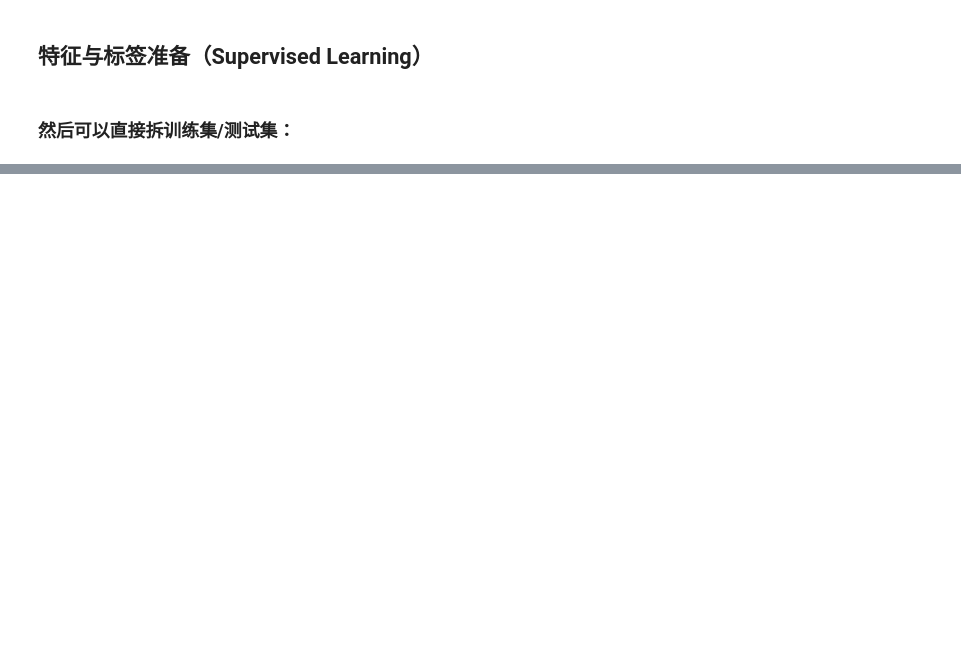
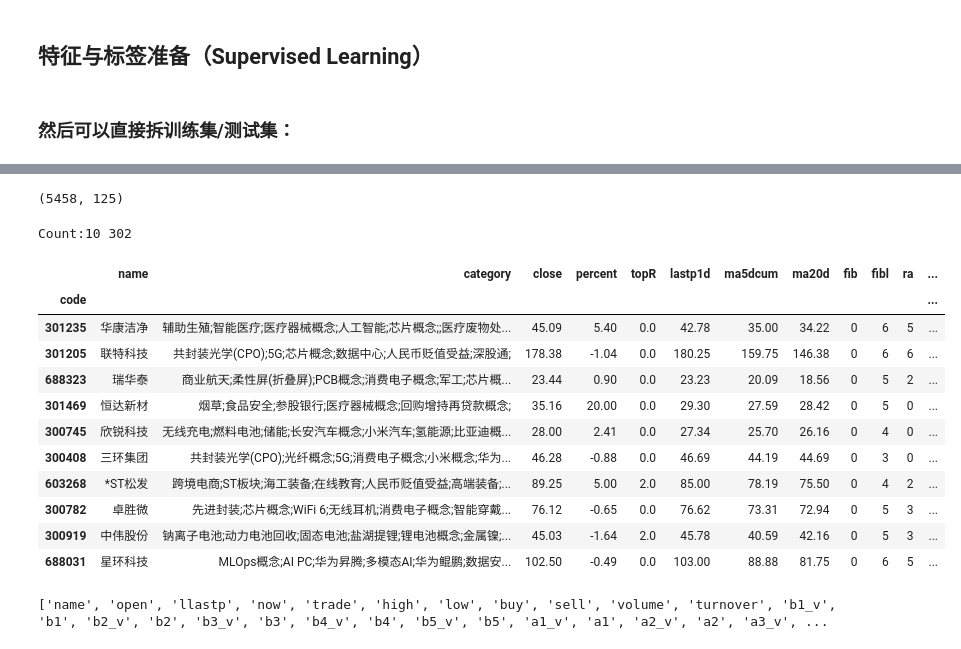
Before and after one commit to johnsonhongyi/pyQuant3, a Jupyter notebook: stock_standalone/jupyterAlgo/Quant2023/gpt-策略.ipynb, the cells around one changed output, grey strips where cells are left out. Cells and saved outputs as stored; diff of their text form; code cells hidden in the pictures; blank space fills up the shorter version.

```diff
--- a/stock_standalone/jupyterAlgo/Quant2023/gpt-策略.ipynb
+++ b/stock_standalone/jupyterAlgo/Quant2023/gpt-策略.ipynb
@@ -220,0 +552,3 @@ print(y_train.head())
+# %%
+full_data = df.copy()
+full_data['EVAL_STATE']
@@ -220,0 +743,8 @@ print(y_train.head())
+# %%
+signal_df, top_signal = backtest_signals_clean(full_X, df, clf, top_n=50)
+
+# 查看前50潜力股
+print(top_signal[['signal','prob','EVAL_STATE','filtered_signal','future_return','strategy_return','cumulative_strategy_return']].head())
+
+# 查看前几行回测结果
+print(signal_df[['signal','future_return','strategy_return','cumulative_strategy_return']].head())
@@ -220,0 +809,46 @@ print(y_train.head())
+# %%
+def show_tdx_data(df, codelist=None, market_value='3', col=None):
+
+    columns_ = [
+        "name", "category", "close", "percent",'volra', 'topR', "lastp1d", "ma5dcum",
+        "ma20d", "fib", "fibl", "ra", "ral", "df2", "per1d", "hmax", "lmin",
+        "per%sd" % (market_value),
+        "perc%sd" % (market_value)]
+    if isinstance(df, pd.Series):
+        columns_ = [co for co in columns_ if co in df.index]
+    else:
+        columns_ = [co for co in columns_ if co in df.columns]
+    if col is not None:
+        columns_.insert(4, col)
+
+    if codelist is None:
+        if isinstance(df, pd.Series):
+            # print("Count:1")
+            temp = df.loc[columns_]
+        else:
+            print("Count:%s %s" % (df.shape))
+            temp = df.loc[:, columns_]
+    else:
+        temp = df.loc[[x for x in codelist if x in df.index], columns_]
+    return temp
+# %%
+top_signal.shape
+# %% [output]
+(5458, 125)
+# %%
+top50 =  top_signal.sort_values('prob', ascending=False).head(50)
+show_tdx_data(df.loc[top50.index][-10:])
+# %% [output]
+Count:10 302
+|  | name | category | close | percent | topR | lastp1d | ma5dcum | ma20d | fib | fibl | ra | ... |
+| code |  |  |  |  |  |  |  |  |  |  |  | ... |
+| 301235 | 华康洁净 | 辅助生殖;智能医疗;医疗器械概念;人工智能;芯片概念;;医疗废物处... | 45.09 | 5.40 | 0.0 | 42.78 | 35.00 | 34.22 | 0 | 6 | 5 | ... |
+| 301205 | 联特科技 | 共封装光学(CPO);5G;芯片概念;数据中心;人民币贬值受益;深股通; | 178.38 | -1.04 | 0.0 | 180.25 | 159.75 | 146.38 | 0 | 6 | 6 | ... |
+| 688323 | 瑞华泰 | 商业航天;柔性屏(折叠屏);PCB概念;消费电子概念;军工;芯片概... | 23.44 | 0.90 | 0.0 | 23.23 | 20.09 | 18.56 | 0 | 5 | 2 | ... |
+| 301469 | 恒达新材 | 烟草;食品安全;参股银行;医疗器械概念;回购增持再贷款概念; | 35.16 | 20.00 | 0.0 | 29.30 | 27.59 | 28.42 | 0 | 5 | 0 | ... |
+| 300745 | 欣锐科技 | 无线充电;燃料电池;储能;长安汽车概念;小米汽车;氢能源;比亚迪概... | 28.00 | 2.41 | 0.0 | 27.34 | 25.70 | 26.16 | 0 | 4 | 0 | ... |
+| 300408 | 三环集团 | 共封装光学(CPO);光纤概念;5G;消费电子概念;小米概念;华为... | 46.28 | -0.88 | 0.0 | 46.69 | 44.19 | 44.69 | 0 | 3 | 0 | ... |
+| 603268 | *ST松发 | 跨境电商;ST板块;海工装备;在线教育;人民币贬值受益;高端装备;... | 89.25 | 5.00 | 2.0 | 85.00 | 78.19 | 75.50 | 0 | 4 | 2 | ... |
+| 300782 | 卓胜微 | 先进封装;芯片概念;WiFi 6;无线耳机;消费电子概念;智能穿戴... | 76.12 | -0.65 | 0.0 | 76.62 | 73.31 | 72.94 | 0 | 5 | 3 | ... |
+| 300919 | 中伟股份 | 钠离子电池;动力电池回收;固态电池;盐湖提锂;锂电池概念;金属镍;... | 45.03 | -1.64 | 2.0 | 45.78 | 40.59 | 42.16 | 0 | 5 | 3 | ... |
+| 688031 | 星环科技 | MLOps概念;AI PC;华为昇腾;多模态AI;华为鲲鹏;数据安... | 102.50 | -0.49 | 0.0 | 103.00 | 88.88 | 81.75 | 0 | 6 | 5 | ... |
@@ -220,0 +870,4 @@ print(y_train.head())
+# %%
+print(df.columns.tolist())
+# %% [output]
+['name', 'open', 'llastp', 'now', 'trade', 'high', 'low', 'buy', 'sell', 'volume', 'turnover', 'b1_v', 'b1', 'b2_v', 'b2', 'b3_v', 'b3', 'b4_v', 'b4', 'b5_v', 'b5', 'a1_v', 'a1', 'a2_v', 'a2', 'a3_v', ...
```
Also changed, not shown: parts of 76 cells of this notebook, 13 other files.
